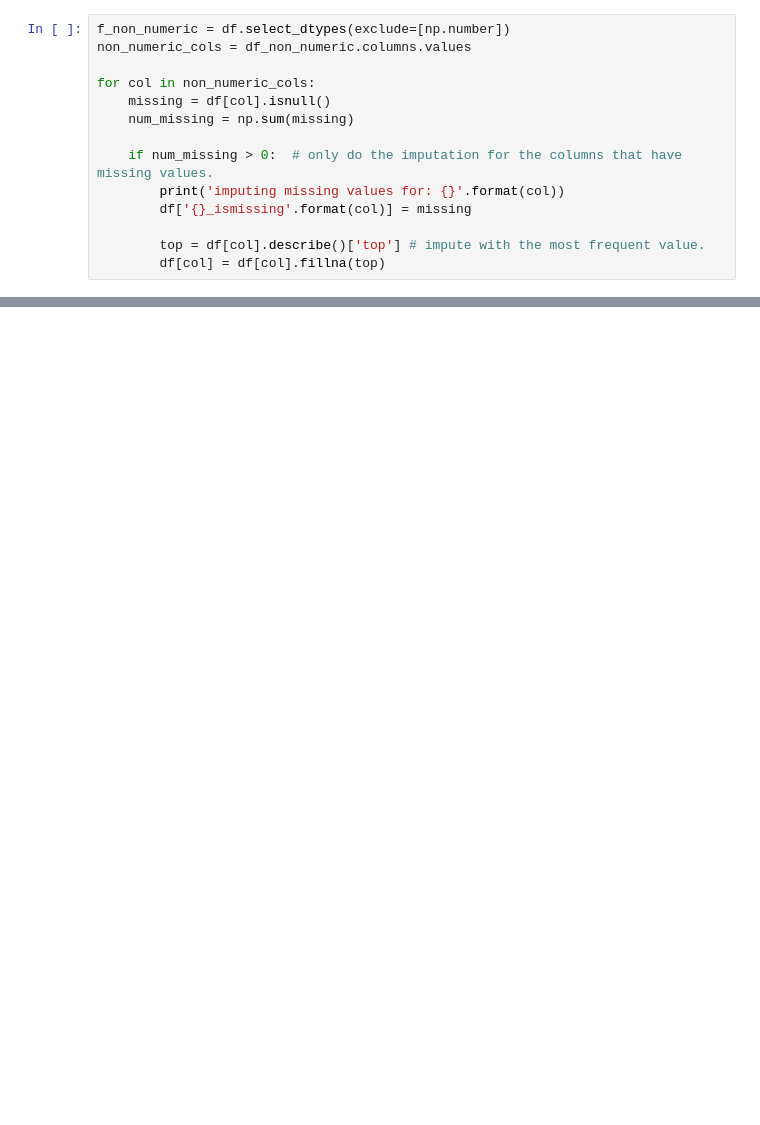
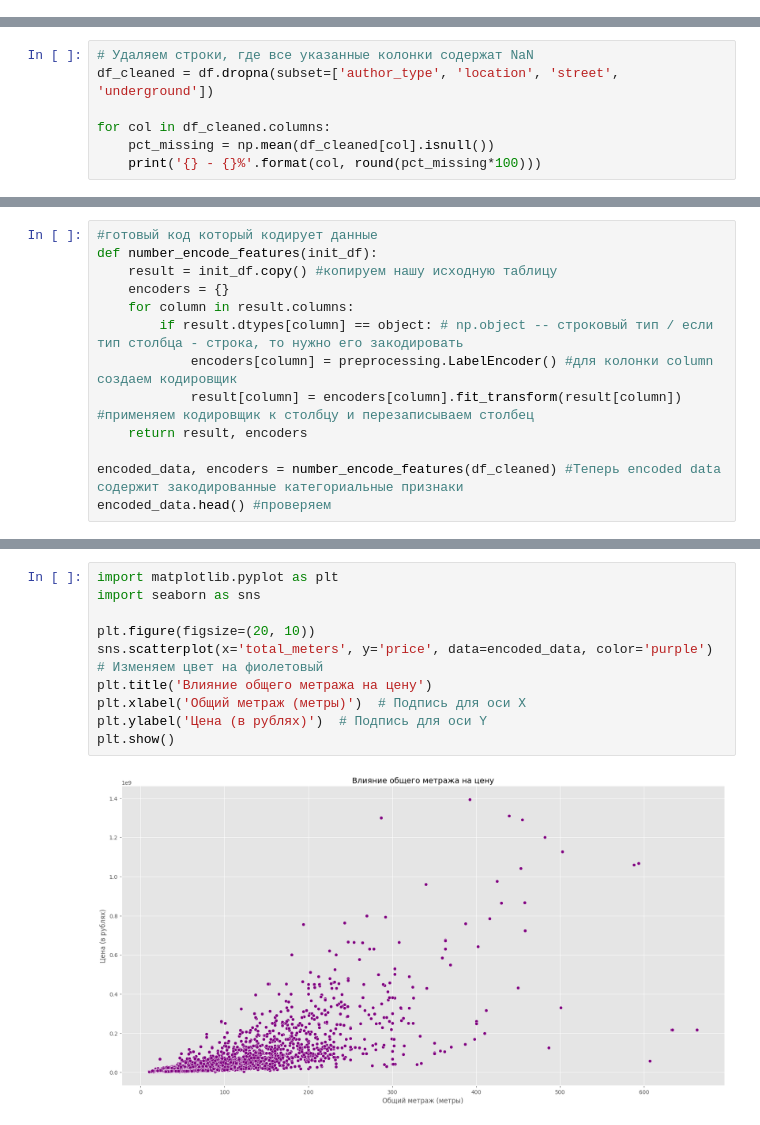
Before and after one commit to sanyek752/apartaments, a Jupyter notebook: ИСП-21 Пушмин/Untitled-1.ipynb, the cells around one changed output, grey strips where cells are left out. Cells and saved outputs as stored; diff of their text form; blank space fills up the shorter version.

```diff
--- a/ИСП-21 Пушмин/Untitled-1.ipynb
+++ b/ИСП-21 Пушмин/Untitled-1.ipynb
@@ -265,14 +222,0 @@ imputing missing values for: phone
-# %%
-f_non_numeric = df.select_dtypes(exclude=[np.number])
-non_numeric_cols = df_non_numeric.columns.values
-
-for col in non_numeric_cols:
-    missing = df[col].isnull()
-    num_missing = np.sum(missing)
-
-    if num_missing > 0:  # only do the imputation for the columns that have missing values.
-        print('imputing missing values for: {}'.format(col))
-        df['{}_ismissing'.format(col)] = missing
-
-        top = df[col].describe()['top'] # impute with the most frequent value.
-        df[col] = df[col].fillna(top)
@@ -323,0 +223,7 @@ Name: count, dtype: int64
+# %%
+# Удаляем строки, где все указанные колонки содержат NaN
+df_cleaned = df.dropna(subset=['author_type', 'location', 'street', 'underground'])
+
+for col in df_cleaned.columns:
+    pct_missing = np.mean(df_cleaned[col].isnull())
+    print('{} - {}%'.format(col, round(pct_missing*100)))
@@ -323,0 +246,13 @@ Name: count, dtype: int64
+# %%
+#готовый код который кодирует данные
+def number_encode_features(init_df):
+    result = init_df.copy() #копируем нашу исходную таблицу
+    encoders = {}
+    for column in result.columns:
+        if result.dtypes[column] == object: # np.object -- строковый тип / если тип столбца - строка, то нужно его закодировать
+            encoders[column] = preprocessing.LabelEncoder() #для колонки column создаем кодировщик
+            result[column] = encoders[column].fit_transform(result[column]) #применяем кодировщик к столбцу и перезаписываем столбец
+    return result, encoders
+
+encoded_data, encoders = number_encode_features(df_cleaned) #Теперь encoded data содержит закодированные категориальные признаки
+encoded_data.head() #проверяем
@@ -323,0 +266,12 @@ Name: count, dtype: int64
+# %%
+import matplotlib.pyplot as plt
+import seaborn as sns
+
+plt.figure(figsize=(20, 10))
+sns.scatterplot(x='total_meters', y='price', data=encoded_data, color='purple')  # Изменяем цвет на фиолетовый
+plt.title('Влияние общего метража на цену')
+plt.xlabel('Общий метраж (метры)')  # Подпись для оси X
+plt.ylabel('Цена (в рублях)')  # Подпись для оси Y
+plt.show()
+# %% [output]
+[figure, added]
```
Also changed, not shown: parts of 45 cells of this notebook, 1 other file.
